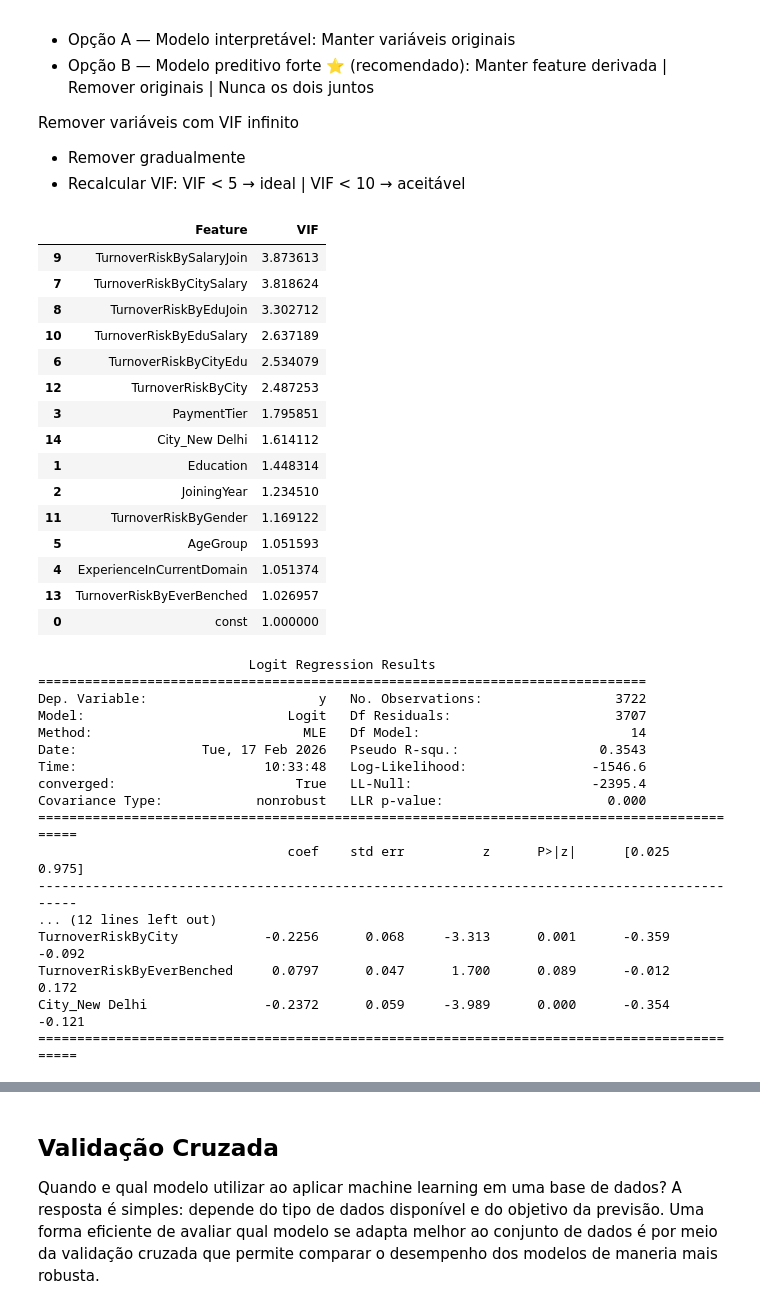
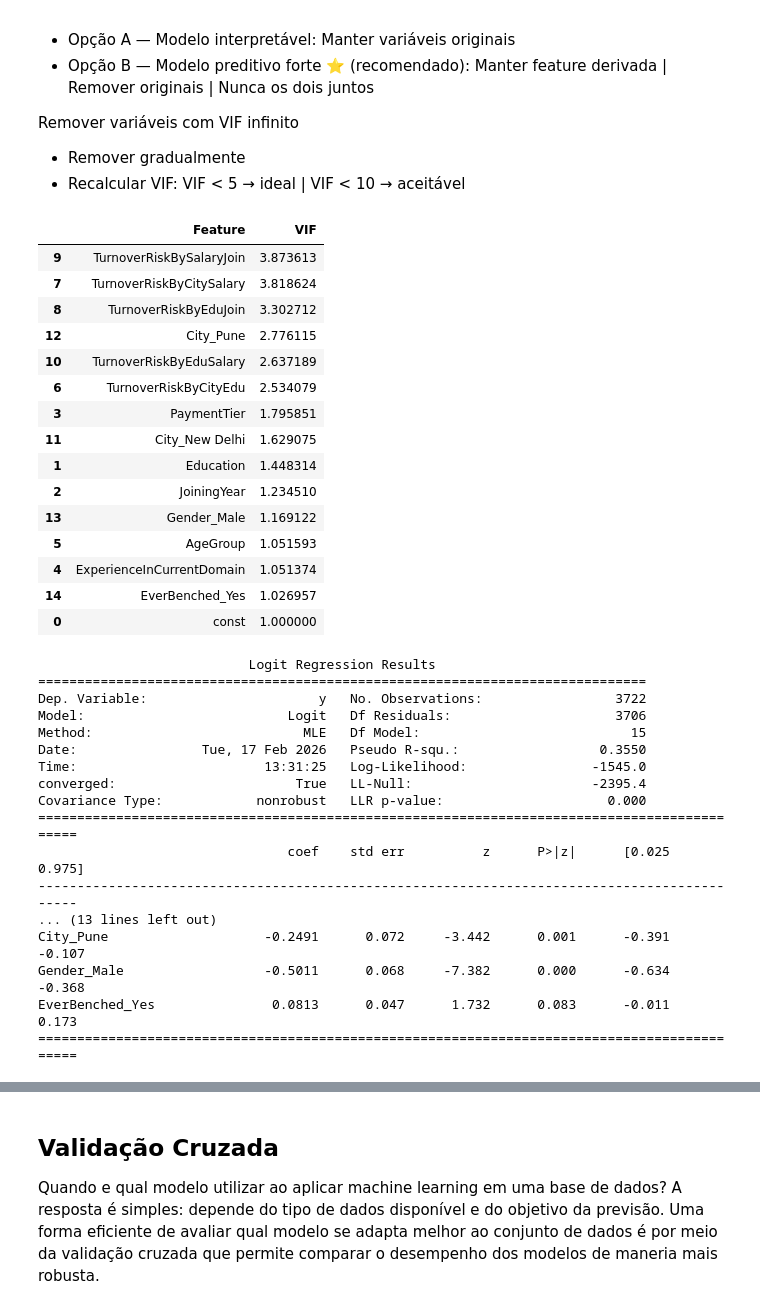
Before and after one commit to DanielaSenna/employee-turnover-prediction, a Jupyter notebook: notebook_employee.ipynb, the cells around one changed output, grey strips where cells are left out. Drawn from its saved outputs; the diff is of its cells as text; code cells hidden in the pictures.

```diff
--- a/notebook_employee.ipynb
+++ b/notebook_employee.ipynb
@@ -1814,7 +1814,7 @@ array(['City_New Delhi', 'City_Pune', 'Gender_Male', 'EverBenched_Yes'],
 X_train_encoded = onehot.fit_transform(X_train[categoricas_nominal])
 X_train = pd.concat([X_train, X_train_encoded], axis=1)
 
-X_test_encoded = onehot.fit_transform(X_test[categoricas_nominal])
+X_test_encoded = onehot.transform(X_test[categoricas_nominal])
 X_test = pd.concat([X_test, X_test_encoded], axis=1)
 
 X_train.head()
@@ -2580,35 +2582,35 @@ Remover variáveis com VIF infinito
 * Remover gradualmente
 * Recalcular VIF: VIF < 5  → ideal | VIF < 10 → aceitável
 # %%
-X_const = sm.add_constant(X_train_scale.drop(columns=['EverBenched_Yes', 'City_Pune', 'Gender_Male', 'TurnoverRiskByGenJoin', 'TurnoverRiskByCityJoin', 'Age', 'TurnoverRiskByGenSalary']))
+X_const = sm.add_constant(X_train_scale.drop(columns=['TurnoverRiskByEverBenched', 'TurnoverRiskByCity', 'TurnoverRiskByGender', 'TurnoverRiskByGenJoin', 'TurnoverRiskByCityJoin', 'Age', 'TurnoverRiskByGenSalary']))
 
 vif = pd.DataFrame()
 vif["Feature"] = X_const.columns
 vif["VIF"] = [
     variance_inflation_factor(X_const.values, i)
     for i in range(X_const.shape[1])
 ]
 
 vif.sort_values(by=["VIF"], ascending=False)
 # %% [output]
 |  | Feature | VIF |
 | 9 | TurnoverRiskBySalaryJoin | 3.873613 |
 | 7 | TurnoverRiskByCitySalary | 3.818624 |
 | 8 | TurnoverRiskByEduJoin | 3.302712 |
+| 12 | City_Pune | 2.776115 |
 | 10 | TurnoverRiskByEduSalary | 2.637189 |
 | 6 | TurnoverRiskByCityEdu | 2.534079 |
-| 12 | TurnoverRiskByCity | 2.487253 |
 | 3 | PaymentTier | 1.795851 |
-| 14 | City_New Delhi | 1.614112 |
+| 11 | City_New Delhi | 1.629075 |
 | 1 | Education | 1.448314 |
 | 2 | JoiningYear | 1.234510 |
-| 11 | TurnoverRiskByGender | 1.169122 |
+| 13 | Gender_Male | 1.169122 |
 | 5 | AgeGroup | 1.051593 |
 | 4 | ExperienceInCurrentDomain | 1.051374 |
-| 13 | TurnoverRiskByEverBenched | 1.026957 |
+| 14 | EverBenched_Yes | 1.026957 |
 | 0 | const | 1.000000 |
 # %%
-X_ = sm.add_constant(X_train_scale.drop(columns=['EverBenched_Yes', 'City_Pune', 'Gender_Male', 'TurnoverRiskByGenJoin', 'TurnoverRiskByCityJoin', 'Age', 'TurnoverRiskByGenSalary']))
+X_ = sm.add_constant(X_train_scale.drop(columns=['TurnoverRiskByEverBenched', 'TurnoverRiskByCity', 'TurnoverRiskByGender', 'TurnoverRiskByGenJoin', 'TurnoverRiskByCityJoin', 'Age']))
 y_ = y_train_false
 
 
@@ -2619,17 +2621,17 @@ print(result.summary())
                            Logit Regression Results
 ==============================================================================
 Dep. Variable:                      y   No. Observations:                 3722
-Model:                          Logit   Df Residuals:                     3707
-Method:                           MLE   Df Model:                           14
-Date:                Tue, 17 Feb 2026   Pseudo R-squ.:                  0.3543
-Time:                        10:33:48   Log-Likelihood:                -1546.6
+Model:                          Logit   Df Residuals:                     3706
+Method:                           MLE   Df Model:                           15
+Date:                Tue, 17 Feb 2026   Pseudo R-squ.:                  0.3550
+Time:                        13:31:25   Log-Likelihood:                -1545.0
 converged:                       True   LL-Null:                       -2395.4
 Covariance Type:            nonrobust   LLR p-value:                     0.000
 =============================================================================================
                                 coef    std err          z      P>|z|      [0.025      0.975]
 ---------------------------------------------------------------------------------------------
-... (12 lines left out)
-TurnoverRiskByCity           -0.2256      0.068     -3.313      0.001      -0.359      -0.092
-TurnoverRiskByEverBenched     0.0797      0.047      1.700      0.089      -0.012       0.172
-City_New Delhi               -0.2372      0.059     -3.989      0.000      -0.354      -0.121
+... (13 lines left out)
+City_Pune                    -0.2491      0.072     -3.442      0.001      -0.391      -0.107
+Gender_Male                  -0.5011      0.068     -7.382      0.000      -0.634      -0.368
+EverBenched_Yes               0.0813      0.047      1.732      0.083      -0.011       0.173
 =============================================================================================
```
Also changed, not shown: parts of 39 cells of this notebook, 5 other files.
